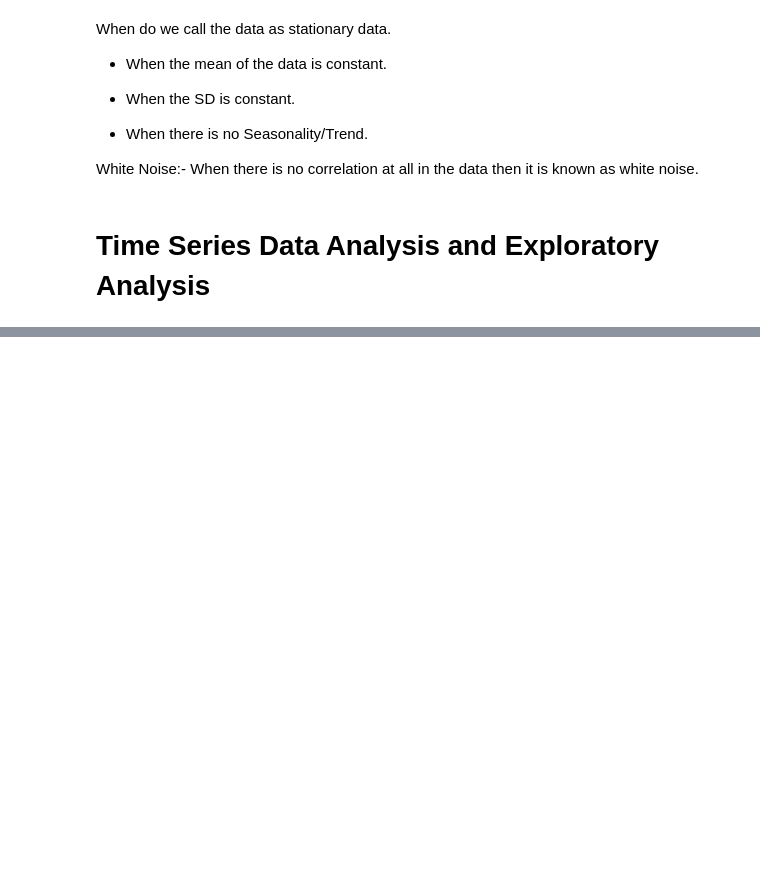
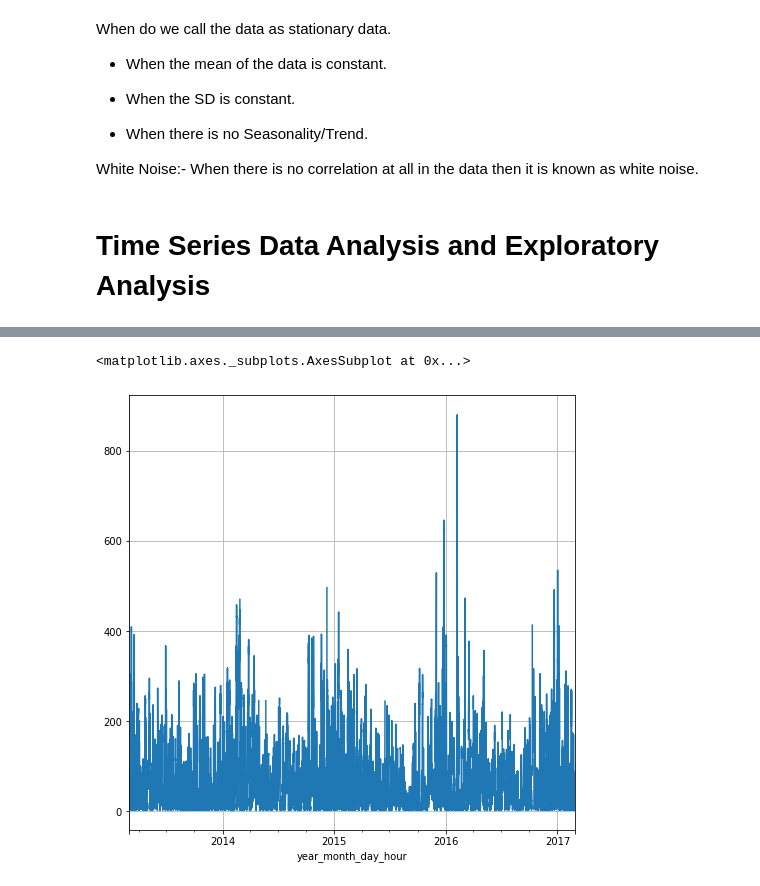
Before and after one commit to AVI18794/Awesome-pytorch-list, a Jupyter notebook: Time_Series_1.ipynb, the cells around one changed output, grey strips where cells are left out. Saved outputs shown, nothing was run; the diff lists cells and outputs as text; code cells hidden in the pictures; blank space fills up the shorter version.

```diff
--- a/Time_Series_1.ipynb
+++ b/Time_Series_1.ipynb
@@ -41,0 +117,2 @@ warnings.filterwarnings('ignore')
+# %%
+airquality_df = pd.read_csv("/tmp/aq/PRSA_Data_20130301-20170228/PRSA_Data_Dingling_20130301-20170228.csv",parse_dates=[['year','month','day','hour']],date_parser=convert_to_date,keep_date_col=True)
@@ -41,0 +148,2 @@ warnings.filterwarnings('ignore')
+# %%
+airquality_df['month'] = pd.to_numeric(airquality_df['month'])
@@ -41,0 +189,3 @@ warnings.filterwarnings('ignore')
+# %%
+#Index the date column
+airquality_df= airquality_df.set_index('year_month_day_hour')
@@ -41,0 +226,3 @@ warnings.filterwarnings('ignore')
+# %%
+pm_data = airquality_df['PM2.5']
+pm_data.head()
@@ -41,0 +237,5 @@ warnings.filterwarnings('ignore')
+# %%
+pm_data.plot(grid=True)
+# %% [output]
+<matplotlib.axes._subplots.AxesSubplot at 0x...>
+[figure, added]
```
Also changed, not shown: parts of 21 cells of this notebook.
